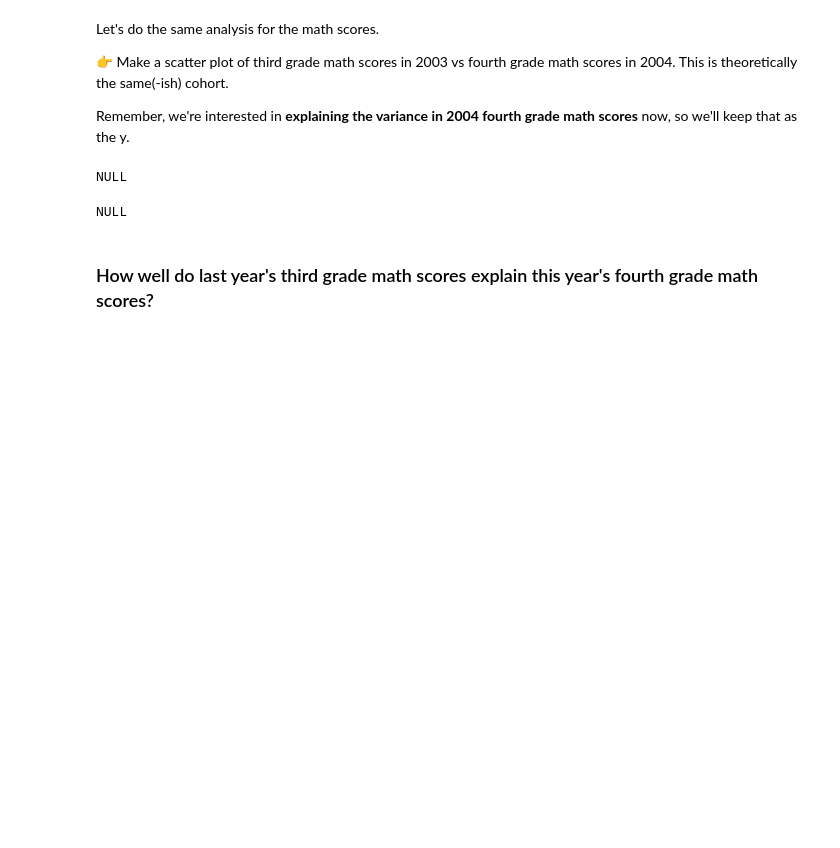
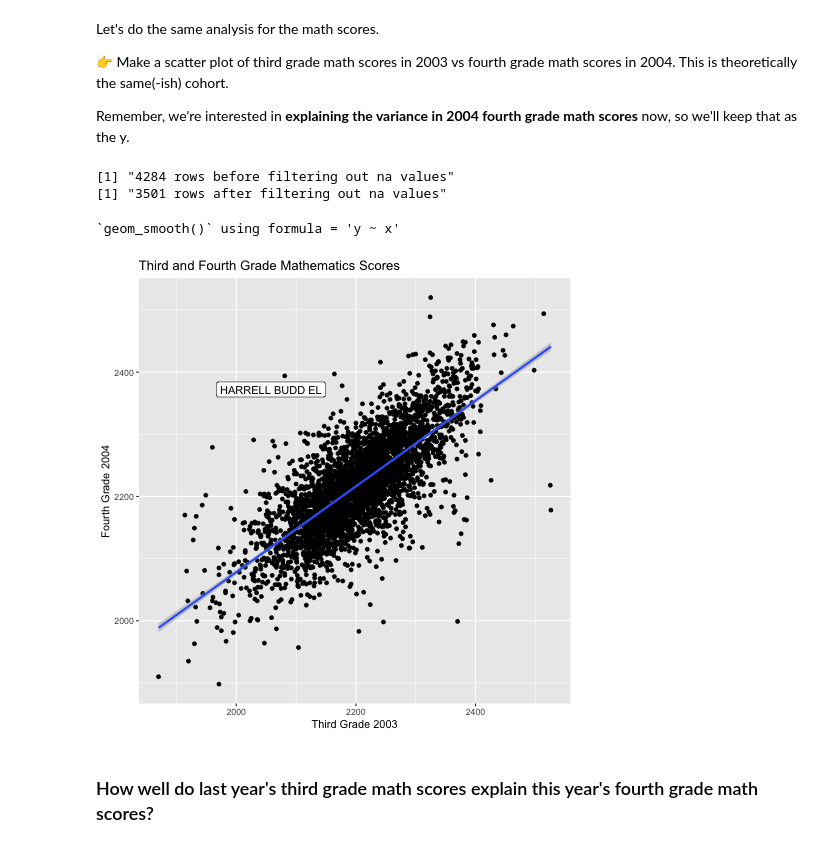
Before and after one commit to data4news/real-dallas-wongpeiting, a Jupyter notebook: notebook.ipynb, the cells around one changed output. Cells and saved outputs as stored; diff of their text form; code cells hidden in the pictures; blank space fills up the shorter version.

```diff
--- a/notebook.ipynb
+++ b/notebook.ipynb
@@ -360,17 +363,28 @@ Remember, we're interested in **explaining the variance in 2004 fourth grade mat
 
 # Filter out any data points that have na for m_third_2003 or m_fourth_2004
 
-
-# df_filtered <-
+print(paste(nrow(df), "rows before filtering out na values"))
+df_filtered <- df |> filter(!is.na(m_third_2003), !is.na(m_fourth_2004))
+print(paste(nrow(df_filtered), "rows after filtering out na values"))
 # %% [output]
-NULL
+[1] "4284 rows before filtering out na values"
+[1] "3501 rows after filtering out na values"
 # %%
 %%R
 # Make a scatterplot of math scores from 2004 vs 2003
 # note: we use third grade in 2003 and fourth grade in 2004
 #       to theoretically track the same(ish) students
+
+df_filtered |>
+  ggplot(aes(m_third_2003, m_fourth_2004)) +
+  geom_point() +
+  # Display label for HARRELL BUDD EL
+  geom_label_repel(aes(label=CNAME), box.padding=0.35, data=filter(df_filtered, CNAME=="HARRELL BUDD EL")) +
+  geom_smooth(method = "lm") +
+  labs(title = "Third and Fourth Grade Mathematics Scores", x = "Third Grade 2003", y = "Fourth Grade 2004")
 # %% [output]
-NULL
+`geom_smooth()` using formula = 'y ~ x'
+[figure, added]
 # %% [markdown]
 ### How well do last year's third grade math scores explain this year's fourth grade math scores?
 # %%
```
Also changed, not shown: parts of 11 cells of this notebook.
